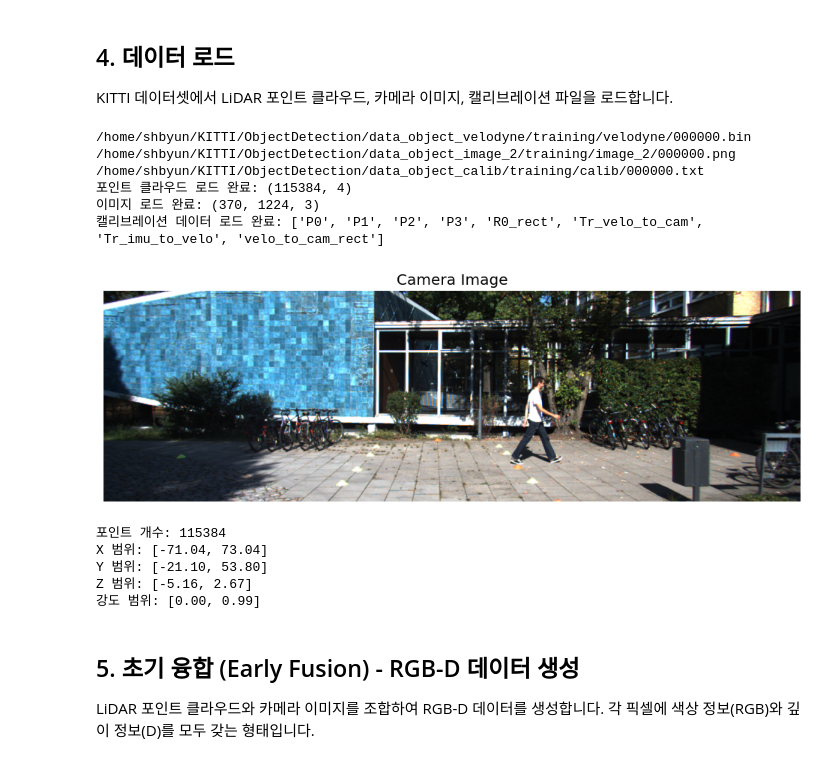
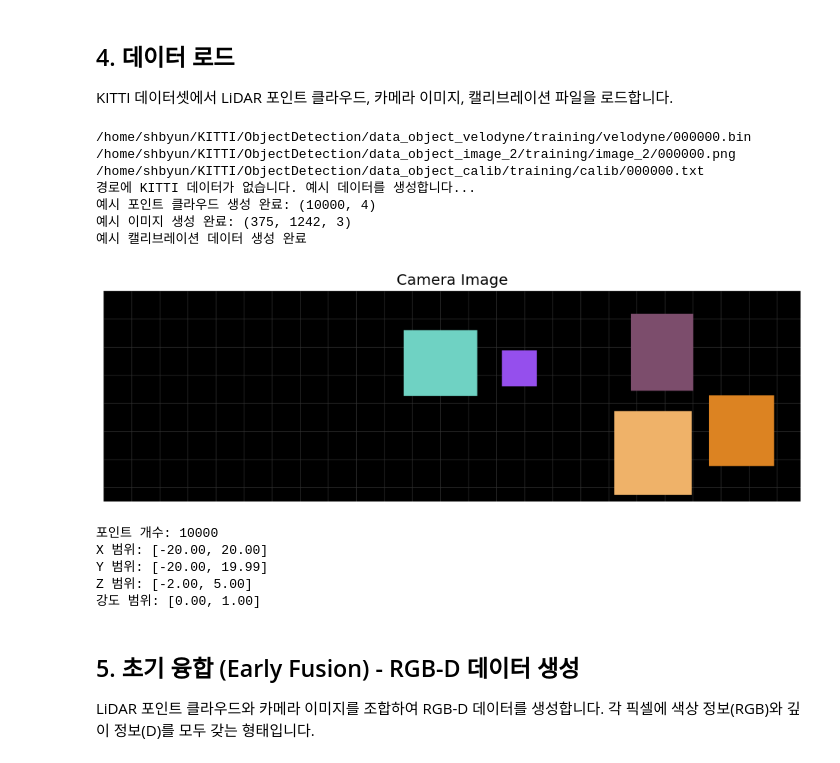
Before and after one commit to SeunghwanByun/autonomous-driving-lidar-demo, a Jupyter notebook: lecture2/02_sensor_fusion.ipynb, the cells around one changed output. Drawn from its saved outputs; the diff is of its cells as text; code cells hidden in the pictures.

```diff
--- a/lecture2/02_sensor_fusion.ipynb
+++ b/lecture2/02_sensor_fusion.ipynb
@@ -274,10 +274,14 @@ def load_image(img_path):
     return img
 
 # 데이터 경로 설정
-data_dir = '/home/shbyun/KITTI/ObjectDetection/'
-point_cloud_dir = os.path.join(data_dir, 'data_object_velodyne/training', 'velodyne')
-image_dir = os.path.join(data_dir, 'data_object_image_2/training', 'image_2')
-calib_dir = os.path.join(data_dir, 'data_object_calib/training', 'calib')
+data_dir = '/home/shbyun/Coding/OpenPCDet/data/kitti/'
+point_cloud_dir = os.path.join(data_dir, 'training', 'velodyne')
+image_dir = os.path.join(data_dir, 'training', 'image_2')
+calib_dir = os.path.join(data_dir, 'training', 'calib')
+# data_dir = '/home/shbyun/KITTI/ObjectDetection/'
+# point_cloud_dir = os.path.join(data_dir, 'data_object_velodyne/training', 'velodyne')
+# image_dir = os.path.join(data_dir, 'data_object_image_2/training', 'image_2')
+# calib_dir = os.path.join(data_dir, 'data_object_calib/training', 'calib')
 
 # 첫 번째 프레임 로드
 frame_id = '000000'
@@ -336,42 +340,43 @@ else:
         'R0_rect': np.eye(3),
         'Tr_velo_to_cam': np.array([
             [7.533745e-03, -9.999714e-01, -6.166020e-04, -4.069766e-03],
             [1.480249e-02, 7.280733e-04, -9.998902e-01, -7.631618e-02],
             [9.998621e-01, 7.523790e-03, 1.480755e-02, -2.717806e-01],
             [0.0, 0.0, 0.0, 1.0]
         ])
     }
 
     print(f"예시 포인트 클라우드 생성 완료: {points.shape}")
     print(f"예시 이미지 생성 완료: {image.shape}")
     print(f"예시 캘리브레이션 데이터 생성 완료")
 
 # 데이터 시각화
 plt.figure(figsize=(12, 4))
 plt.imshow(image)
 plt.title('Camera Image')
 plt.axis('off')
 plt.show()
 
 # 포인트 클라우드 통계
 print(f"포인트 개수: {points.shape[0]}")
 print(f"X 범위: [{np.min(points[:, 0]):.2f}, {np.max(points[:, 0]):.2f}]")
 print(f"Y 범위: [{np.min(points[:, 1]):.2f}, {np.max(points[:, 1]):.2f}]")
 print(f"Z 범위: [{np.min(points[:, 2]):.2f}, {np.max(points[:, 2]):.2f}]")
 print(f"강도 범위: [{np.min(points[:, 3]):.2f}, {np.max(points[:, 3]):.2f}]")
 # %% [output]
 /home/shbyun/KITTI/ObjectDetection/data_object_velodyne/training/velodyne/000000.bin
 /home/shbyun/KITTI/ObjectDetection/data_object_image_2/training/image_2/000000.png
 /home/shbyun/KITTI/ObjectDetection/data_object_calib/training/calib/000000.txt
-포인트 클라우드 로드 완료: (115384, 4)
-이미지 로드 완료: (370, 1224, 3)
-캘리브레이션 데이터 로드 완료: ['P0', 'P1', 'P2', 'P3', 'R0_rect', 'Tr_velo_to_cam', 'Tr_imu_to_velo', 'velo_to_cam_rect']
+경로에 KITTI 데이터가 없습니다. 예시 데이터를 생성합니다...
+예시 포인트 클라우드 생성 완료: (10000, 4)
+예시 이미지 생성 완료: (375, 1242, 3)
+예시 캘리브레이션 데이터 생성 완료
-[figure, old version]
+[figure, new version]
-포인트 개수: 115384
-X 범위: [-71.04, 73.04]
-Y 범위: [-21.10, 53.80]
-Z 범위: [-5.16, 2.67]
-강도 범위: [0.00, 0.99]
+포인트 개수: 10000
+X 범위: [-20.00, 20.00]
+Y 범위: [-20.00, 19.99]
+Z 범위: [-2.00, 5.00]
+강도 범위: [0.00, 1.00]
 # %% [markdown]
 ## 5. 초기 융합 (Early Fusion) - RGB-D 데이터 생성
 
```
Also changed, not shown: 1 other file.
